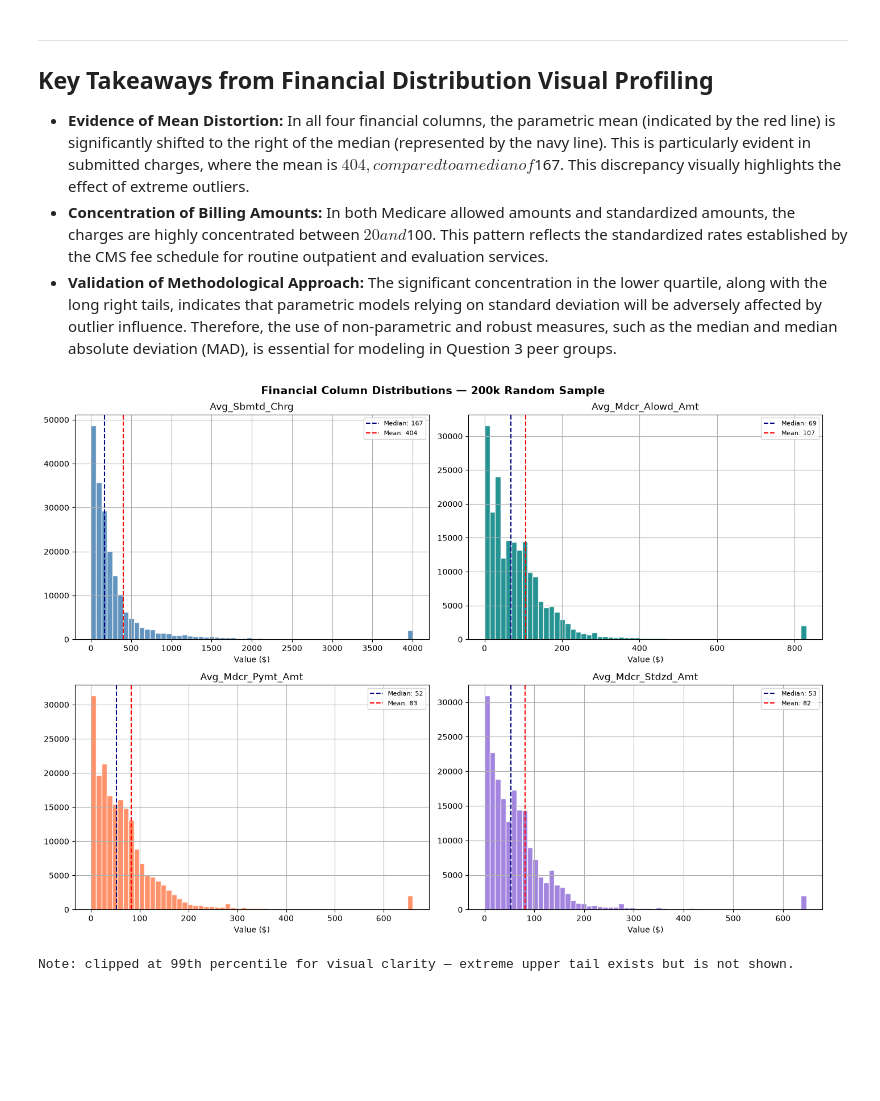
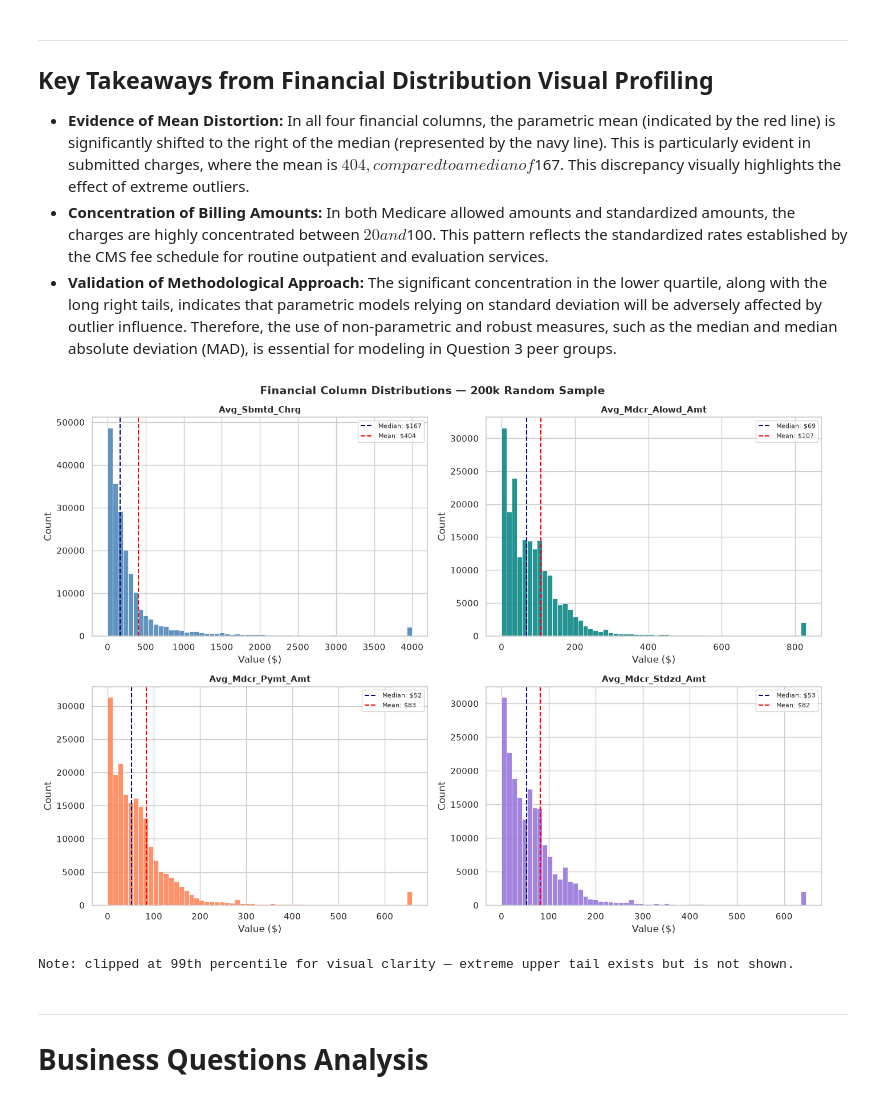
Before and after one commit to huzaifa-khan-AiMl/healthcare-provider-performance-pipeline, a Jupyter notebook: notebooks/charts/EDA.ipynb, the cells around one changed output. Drawn from its saved outputs; the diff is of its cells as text; code cells hidden in the pictures; blank space fills up the shorter version.

Commit message:
Business question analysis and Q3 being in proogress

```diff
--- a/notebooks/charts/EDA.ipynb
+++ b/notebooks/charts/EDA.ipynb
@@ -451,31 +456,37 @@ This directly informs whether robust statistics (MAD) are appropriate for Q3.
 * **Evidence of Mean Distortion:** In all four financial columns, the parametric mean (indicated by the red line) is significantly shifted to the right of the median (represented by the navy line). This is particularly evident in submitted charges, where the mean is $404, compared to a median of $167. This discrepancy visually highlights the effect of extreme outliers.
 * **Concentration of Billing Amounts:** In both Medicare allowed amounts and standardized amounts, the charges are highly concentrated between $20 and $100. This pattern reflects the standardized rates established by the CMS fee schedule for routine outpatient and evaluation services.
 * **Validation of Methodological Approach:** The significant concentration in the lower quartile, along with the long right tails, indicates that parametric models relying on standard deviation will be adversely affected by outlier influence. Therefore, the use of non-parametric and robust measures, such as the median and median absolute deviation (MAD), is essential for modeling in Question 3 peer groups.
-# %%
-
-
-fig, axes = plt.subplots(2, 2, figsize=(14, 10))
-fig.suptitle('Financial Column Distributions — 200k Random Sample', fontsize=14, fontweight='bold')
-
-cols = ['Avg_Sbmtd_Chrg', 'Avg_Mdcr_Alowd_Amt', 'Avg_Mdcr_Pymt_Amt', 'Avg_Mdcr_Stdzd_Amt']
-colors = ['steelblue', 'teal', 'coral', 'mediumpurple']
-
-for ax, col, color in zip(axes.flat, cols, colors):
-    # Clip to 99th percentile so extreme tail doesn't collapse the chart
-    clipped = df[col].clip(upper=df[col].quantile(0.99))
-    clipped.hist(bins=60, ax=ax, color=color, edgecolor='white', alpha=0.85)
-    ax.axvline(df[col].median(), color='navy', linestyle='--', linewidth=1.5,
-               label=f'Median: {df[col].median():.0f}')
-    ax.axvline(df[col].mean(), color='red', linestyle='--', linewidth=1.5,
-               label=f'Mean: {df[col].mean():.0f}')
-    ax.set_title(col)
-    ax.set_xlabel('Value ($)')
-    ax.legend(fontsize=8)
-
-plt.tight_layout()
-plt.savefig(PROJECT_ROOT / 'notebooks' / 'charts' / 'financial_distributions.png', dpi=150)
-plt.show()
-print("Note: clipped at 99th percentile for visual clarity — extreme upper tail exists but is not shown.")
-# %% [output]
-[figure, removed]
-Note: clipped at 99th percentile for visual clarity — extreme upper tail exists but is not shown.
+# %%
+sns.set_theme(style='whitegrid')
+
+fig, axes = plt.subplots(2, 2, figsize=(14, 10))
+fig.suptitle('Financial Column Distributions — 200k Random Sample', fontsize=14, fontweight='bold')
+
+cols = ['Avg_Sbmtd_Chrg', 'Avg_Mdcr_Alowd_Amt', 'Avg_Mdcr_Pymt_Amt', 'Avg_Mdcr_Stdzd_Amt']
+palette = ['steelblue', 'teal', 'coral', 'mediumpurple']
+
+for ax, col, color in zip(axes.flat, cols, palette):
+    clipped = df[col].clip(upper=df[col].quantile(0.99))
+    sns.histplot(clipped, bins=60, color=color, ax=ax, edgecolor='white', alpha=0.85)
+
+    ax.axvline(df[col].median(), color='navy', linestyle='--', linewidth=1.5,
+               label=f'Median: ${df[col].median():,.0f}')
+    ax.axvline(df[col].mean(), color='red', linestyle='--', linewidth=1.5,
+               label=f'Mean: ${df[col].mean():,.0f}')
+
+    ax.set_title(col, fontsize=11, fontweight='bold')
+    ax.set_xlabel('Value ($)')
+    ax.set_ylabel('Count')
+    ax.legend(fontsize=8)
+
+plt.tight_layout()
+plt.savefig(PROJECT_ROOT / 'notebooks' / 'charts' / 'financial_distributions.png', dpi=150)
+plt.show()
+
+print("Note: clipped at 99th percentile for visual clarity — extreme upper tail exists but is not shown.")
+# %% [output]
+[figure, added]
+Note: clipped at 99th percentile for visual clarity — extreme upper tail exists but is not shown.
+# %% [markdown]
+---
+# Business Questions Analysis
```
Also changed, not shown: parts of 11 cells of this notebook, 3 other files.
